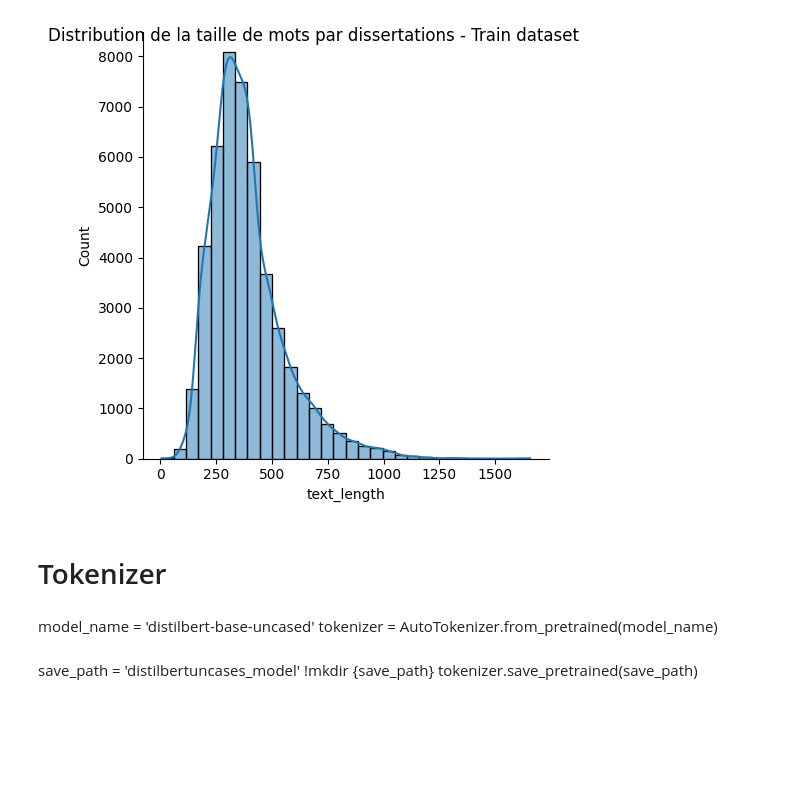
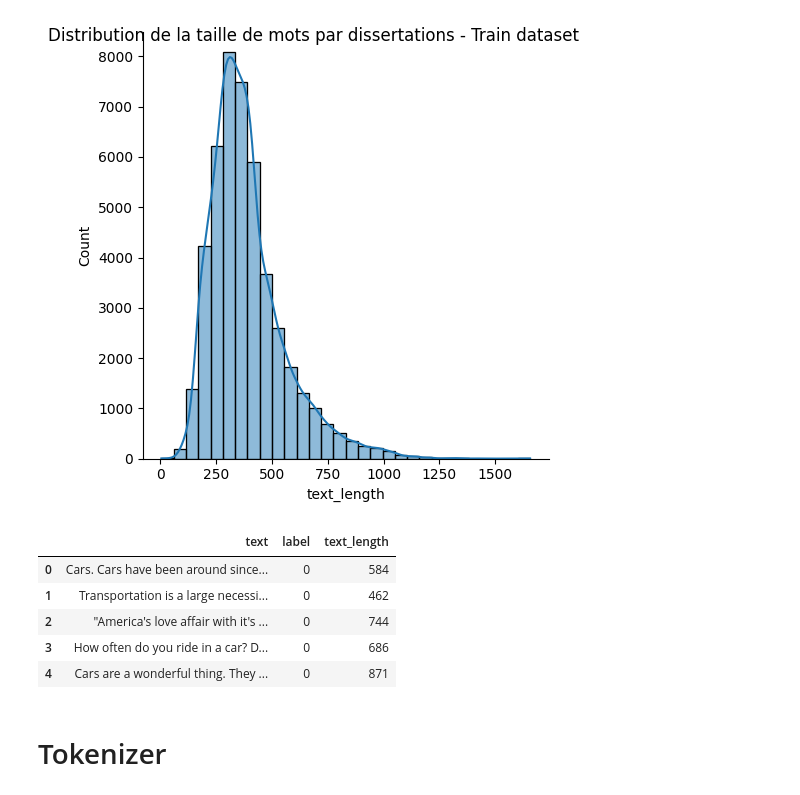
Before and after one commit to Hajoura91coding/LLM-Detect-Generated-Text, a Jupyter notebook: llm-detect-generated-text.ipynb, the cells around one changed output. Cells and saved outputs as stored; diff of their text form; code cells hidden in the pictures; blank space fills up the shorter version.

Commit message:
Kaggle Notebook | LLM Detect Generated Text | Version 23

```diff
--- a/llm-detect-generated-text.ipynb
+++ b/llm-detect-generated-text.ipynb
@@ -101,0 +119,9 @@ from transformers import AutoTokenizer
+# %%
+df_final.head()
+# %% [output]
+|  | text | label | text_length |
+| 0 | Cars. Cars have been around since... | 0 | 584 |
+| 1 | Transportation is a large necessi... | 0 | 462 |
+| 2 | "America's love affair with it's ... | 0 | 744 |
+| 3 | How often do you ride in a car? D... | 0 | 686 |
+| 4 | Cars are a wonderful thing. They ... | 0 | 871 |
@@ -106,7 +132,0 @@ from datasets import Dataset
-# %% [markdown]
-model_name = 'distilbert-base-uncased'
-tokenizer = AutoTokenizer.from_pretrained(model_name)
-# %% [markdown]
-save_path = 'distilbertuncases_model'
-!mkdir {save_path}
-tokenizer.save_pretrained(save_path)
```
Also changed, not shown: parts of 54 cells of this notebook.
